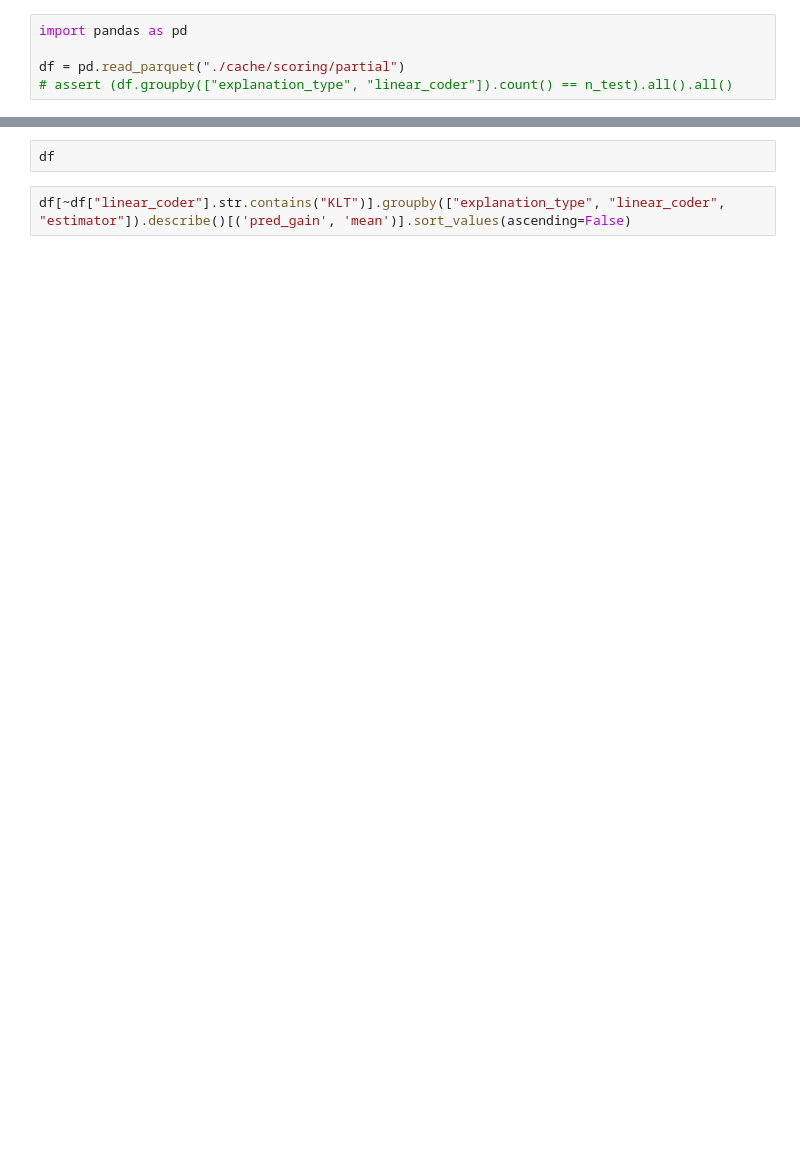
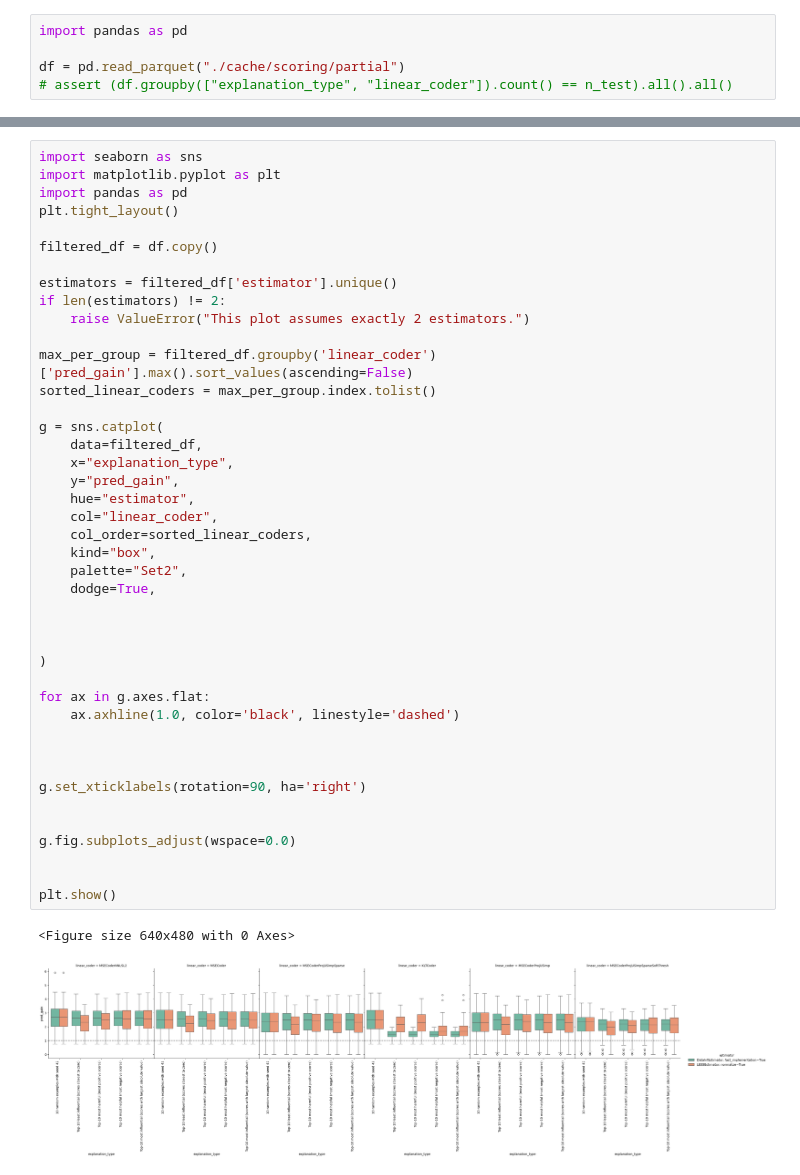
Before and after one commit to loris3/ceelm, a Jupyter notebook: run.ipynb, the cells around one changed output, grey strips where cells are left out. Cells and saved outputs as stored; diff of their text form; blank space fills up the shorter version.

```diff
--- a/run.ipynb
+++ b/run.ipynb
@@ -218,4 +162,45 @@ df.groupby(["explanation_type", "linear_coder", "estimator"]).describe()[('mse',
-# %%
-df
-# %%
-df[~df["linear_coder"].str.contains("KLT")].groupby(["explanation_type", "linear_coder", "estimator"]).describe()[('pred_gain', 'mean')].sort_values(ascending=False)
+# %%
+import seaborn as sns
+import matplotlib.pyplot as plt
+import pandas as pd
+plt.tight_layout()
+
+filtered_df = df.copy()
+
+estimators = filtered_df['estimator'].unique()
+if len(estimators) != 2:
+    raise ValueError("This plot assumes exactly 2 estimators.")
+
+max_per_group = filtered_df.groupby('linear_coder')['pred_gain'].max().sort_values(ascending=False)
+sorted_linear_coders = max_per_group.index.tolist()
+
+g = sns.catplot(
+    data=filtered_df,
+    x="explanation_type",
+    y="pred_gain",
+    hue="estimator",
+    col="linear_coder",
+    col_order=sorted_linear_coders,
+    kind="box",
+    palette="Set2",
+    dodge=True,
+
+
+
+)
+
+for ax in g.axes.flat:
+    ax.axhline(1.0, color='black', linestyle='dashed')
+
+
+
+g.set_xticklabels(rotation=90, ha='right')
+
+
+g.fig.subplots_adjust(wspace=0.0)
+
+
+plt.show()
+# %% [output]
+<Figure size 640x480 with 0 Axes>
+[figure, added]
```
Also changed, not shown: parts of 16 cells of this notebook, 25 other files.
